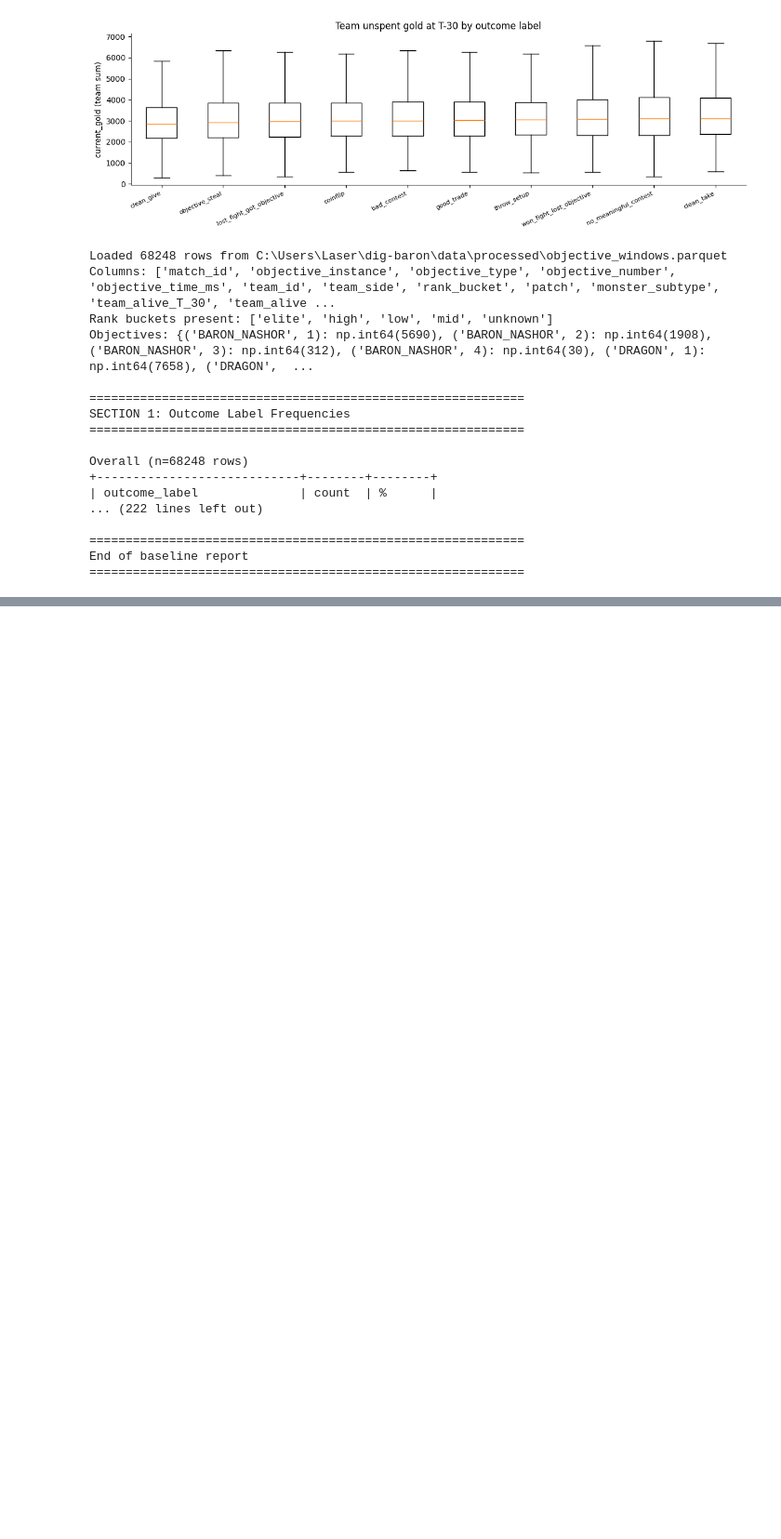
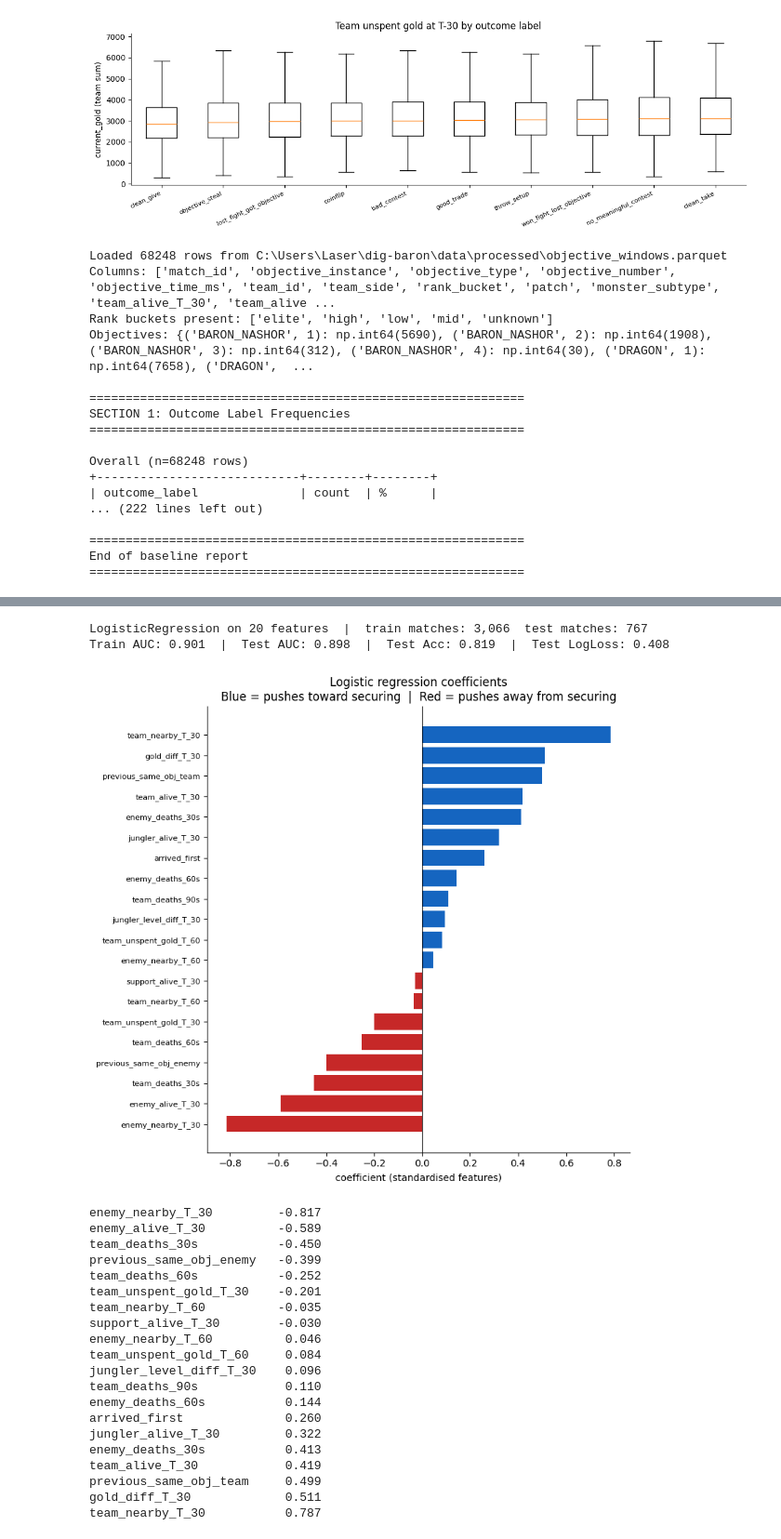
Before and after one commit to R-Rajaie/dig-baron, a Jupyter notebook: notebooks/02_objective_windows.ipynb, the cells around one changed output, grey strips where cells are left out. Shown at 93% size. Cells and saved outputs as stored; diff of their text form; code cells hidden in the pictures; blank space fills up the shorter version.

```diff
--- a/notebooks/02_objective_windows.ipynb
+++ b/notebooks/02_objective_windows.ipynb
@@ -511,7 +853,8 @@ except ImportError:
     has_seaborn = False
     print('seaborn not installed — falling back to matplotlib. pip install seaborn for a nicer heatmap.')
 
-heatmap_features = numeric_features + ['secured']
+# Use the post-filter feature set so the matrix only shows informative features.
+heatmap_features = FEATURES_KEEP + ['secured']
 corr_matrix = df[heatmap_features].corr()
 
 fig, ax = plt.subplots(figsize=(14, 12))
@@ -535,7 +878,7 @@ else:
             ax.text(j, i, f'{corr_matrix.values[i, j]:.2f}',
                     ha='center', va='center', fontsize=5.5)
 
-ax.set_title('Feature-feature correlation matrix', fontsize=12)
+ax.set_title('Feature-feature correlation matrix (post-filter features)', fontsize=12)
 plt.tight_layout()
 plt.show()
 # %% [output]
@@ -968,0 +1524,75 @@ End of baseline report
+# %%
+from sklearn.linear_model import LogisticRegression
+from sklearn.preprocessing import StandardScaler
+from sklearn.model_selection import GroupShuffleSplit
+from sklearn.metrics import roc_auc_score, accuracy_score, log_loss
+import numpy as np
+
+if 'FEATURES_KEEP' not in dir():
+    raise RuntimeError("Run the feature-filtering cell first to define FEATURES_KEEP.")
+
+_FCOLS = [f for f in FEATURES_KEEP if f in df.columns]
+
+_mdf = df.dropna(subset=_FCOLS).copy()
+_X   = _mdf[_FCOLS].values.astype(float)
+_y   = _mdf['secured'].values
+_grp = _mdf['match_id'].values
+
+gss = GroupShuffleSplit(n_splits=1, test_size=0.2, random_state=42)
+_tr, _te = next(gss.split(_X, _y, _grp))
+
+_scaler = StandardScaler()
+_Xtr = _scaler.fit_transform(_X[_tr])
+_Xte = _scaler.transform(_X[_te])
+
+_model = LogisticRegression(max_iter=2000, C=1.0, solver='lbfgs')
+_model.fit(_Xtr, _y[_tr])
+
+_tr_auc = roc_auc_score(_y[_tr], _model.predict_proba(_Xtr)[:, 1])
+_te_auc = roc_auc_score(_y[_te], _model.predict_proba(_Xte)[:, 1])
+_te_acc = accuracy_score(_y[_te], _model.predict(_Xte))
+_te_ll  = log_loss(_y[_te], _model.predict_proba(_Xte))
+
+print(f"LogisticRegression on {len(_FCOLS)} features  |  "
+      f"train matches: {len(set(_grp[_tr])):,}  test matches: {len(set(_grp[_te])):,}")
+print(f"Train AUC: {_tr_auc:.3f}  |  Test AUC: {_te_auc:.3f}  |  "
+      f"Test Acc: {_te_acc:.3f}  |  Test LogLoss: {_te_ll:.3f}")
+
+# Coefficient chart
+_coef = pd.Series(_model.coef_[0], index=_FCOLS).sort_values()
+colors_c = ['#c62828' if v < 0 else '#1565c0' for v in _coef]
+fig, ax = plt.subplots(figsize=(8, max(5, len(_coef) * 0.38)))
+ax.barh(range(len(_coef)), _coef.values, color=colors_c)
+ax.set_yticks(range(len(_coef)))
+ax.set_yticklabels(_coef.index, fontsize=8)
+ax.axvline(0, color='black', linewidth=0.8)
+ax.set_xlabel('coefficient (standardised features)')
+ax.set_title('Logistic regression coefficients\n'
+             'Blue = pushes toward securing  |  Red = pushes away from securing')
+plt.tight_layout()
+plt.show()
+print(_coef.round(3).to_string())
+# %% [output]
+LogisticRegression on 20 features  |  train matches: 3,066  test matches: 767
+Train AUC: 0.901  |  Test AUC: 0.898  |  Test Acc: 0.819  |  Test LogLoss: 0.408
+[figure, added]
+enemy_nearby_T_30         -0.817
+enemy_alive_T_30          -0.589
+team_deaths_30s           -0.450
+previous_same_obj_enemy   -0.399
+team_deaths_60s           -0.252
+team_unspent_gold_T_30    -0.201
+team_nearby_T_60          -0.035
+support_alive_T_30        -0.030
+enemy_nearby_T_60          0.046
+team_unspent_gold_T_60     0.084
+jungler_level_diff_T_30    0.096
+team_deaths_90s            0.110
+enemy_deaths_60s           0.144
+arrived_first              0.260
+jungler_alive_T_30         0.322
+enemy_deaths_30s           0.413
+team_alive_T_30            0.419
+previous_same_obj_team     0.499
+gold_diff_T_30             0.511
+team_nearby_T_30           0.787
```
Also changed, not shown: parts of 28 cells of this notebook, 8 other files.
